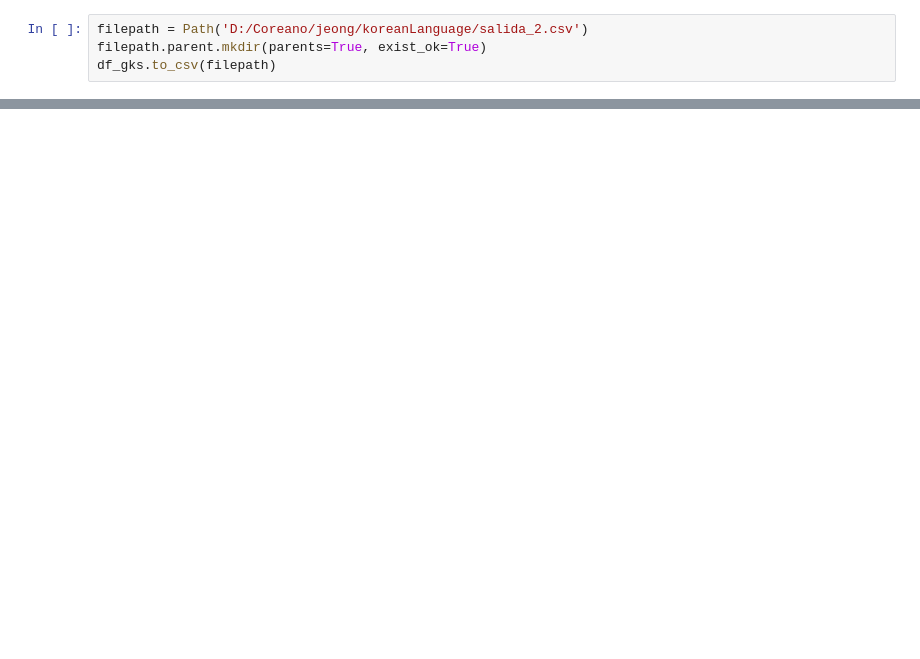
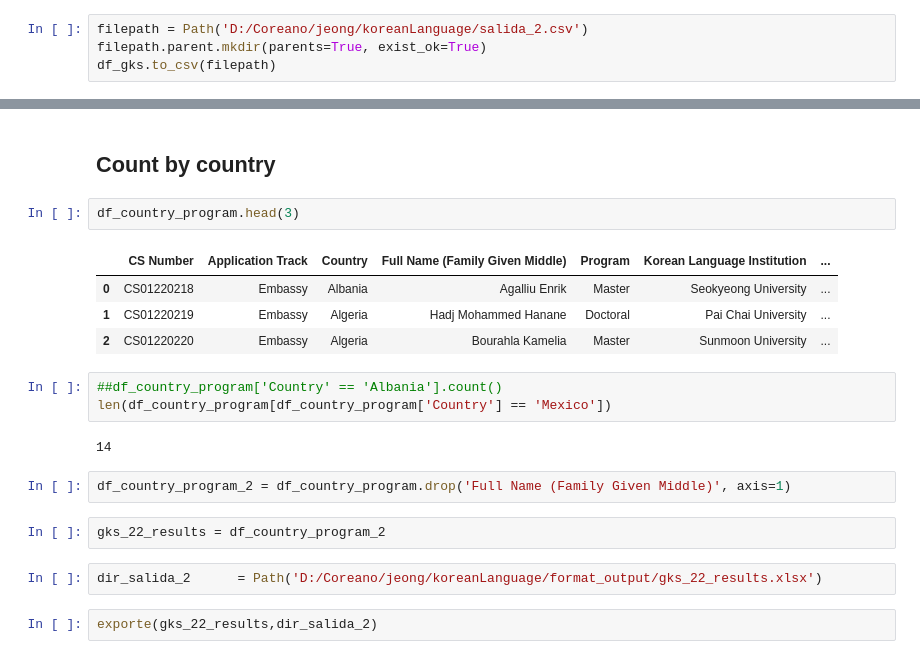
Before and after one commit to JASorianoHernandez/koreanLanguage, a Jupyter notebook: GKS_2022_Data_Visualization.ipynb, the cells around one changed output, grey strips where cells are left out. Drawn from its saved outputs; the diff is of its cells as text; blank space fills up the shorter version.

Commit message:
tableau update

```diff
--- a/GKS_2022_Data_Visualization.ipynb
+++ b/GKS_2022_Data_Visualization.ipynb
@@ -295,0 +271,22 @@ InterfaceError: Error binding parameter 12 - probably unsupported type.
+# %% [markdown]
+## Count by country
+# %%
+df_country_program.head(3)
+# %% [output]
+|  | CS Number | Application Track | Country | Full Name (Family Given Middle) | Program | Korean Language Institution | ... |
+| 0 | CS01220218 | Embassy | Albania | Agalliu Enrik | Master | Seokyeong University | ... |
+| 1 | CS01220219 | Embassy | Algeria | Hadj Mohammed Hanane | Doctoral | Pai Chai University | ... |
+| 2 | CS01220220 | Embassy | Algeria | Bourahla Kamelia | Master | Sunmoon University | ... |
+# %%
+##df_country_program['Country' == 'Albania'].count()
+len(df_country_program[df_country_program['Country'] == 'Mexico'])
+# %% [output]
+14
+# %%
+df_country_program_2 = df_country_program.drop('Full Name (Family Given Middle)', axis=1)
+# %%
+gks_22_results = df_country_program_2
+# %%
+dir_salida_2      = Path('D:/Coreano/jeong/koreanLanguage/format_output/gks_22_results.xlsx')
+# %%
+exporte(gks_22_results,dir_salida_2)
```
Also changed, not shown: parts of 17 cells of this notebook, 6 other files.
